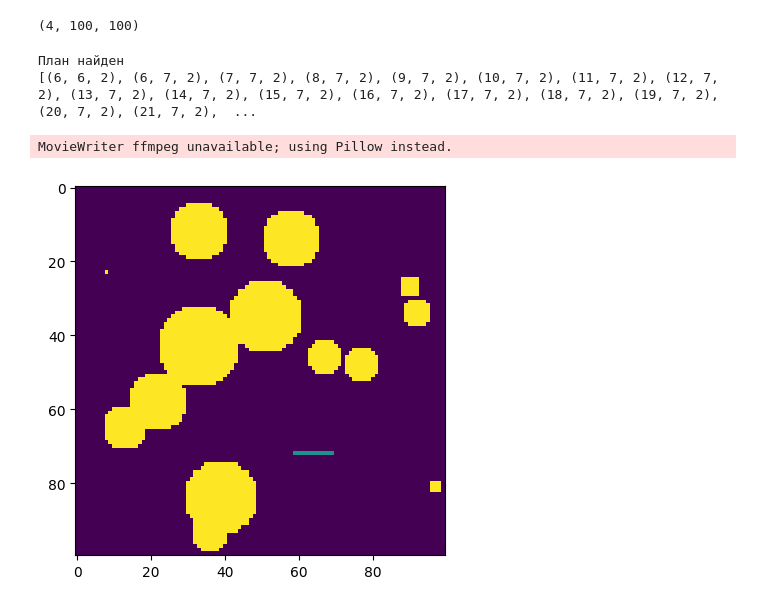
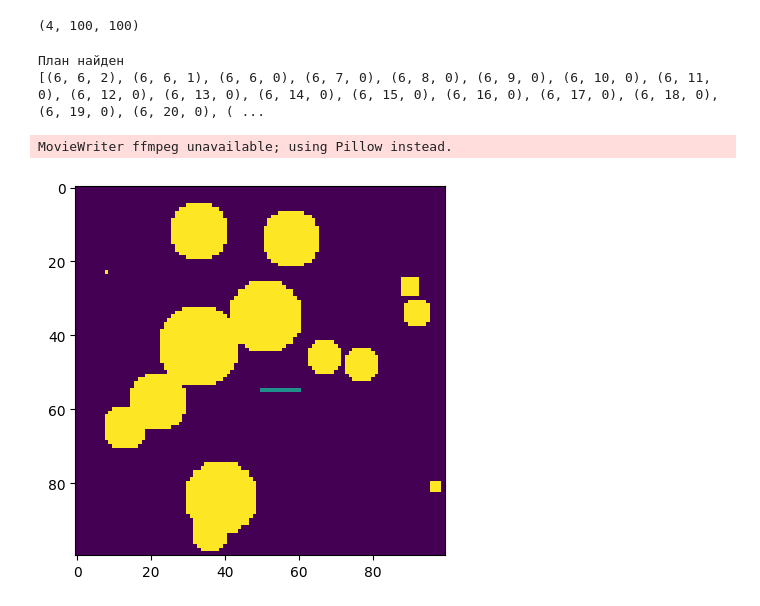
Before and after one commit to HerMak56/planning_2024, a Jupyter notebook: ps1/ps1.ipynb, the cells around one changed output. Drawn from its saved outputs; the diff is of its cells as text; code cells hidden in the pictures.

```diff
--- a/ps1/ps1.ipynb
+++ b/ps1/ps1.ipynb
@@ -123,13 +123,10 @@ def a_star(init_pose: np.ndarray, final_pose: np.ndarray, env_map: np.ndarray):
     num_layers = env_map.shape[0]
 
     def heuristic(x1, x2):
-        return abs(x1[0] - x2[0]) + abs(x1[1] - x2[1])
+        # return abs(x1[0]-x2[0])+abs(x1[1]-x2[1])
+        return 0
 
     def state_evolution(x_current, cost_current):
-        """
-        x_current: [x, y, theta]
-        cost_current: cost
-        """
         xy_cost = 1
         rot_cost = 1
         transitions = np.array([
@@ -145,11 +142,28 @@ def a_star(init_pose: np.ndarray, final_pose: np.ndarray, env_map: np.ndarray):
         for transition in transitions:
             prob_x = x_current + transition[:3]
             cost_future = cost_current + transition[3]
+            prob_x[2] %= num_layers  # normalizing angle
 
-            if 0 <= prob_x[0] < env_map.shape[1] and 0 <= prob_x[1] < env_map.shape[2]:
-                prob_x[2] %= num_layers
-                if env_map[int(prob_x[2]), int(prob_x[0]), int(prob_x[1])] == 0:
-                    future_states.append((prob_x, cost_future))
+            x = prob_x[0]
+            y = prob_x[1]
+            theta = int(prob_x[2])
+
+            # Calculating boundings of map
+            dim_y = int((rod.shape[0] - 1) / 2)
+            dim_x = int((rod.shape[1] - 1) / 2)
+
+            y_min = y - dim_y
+            y_max = y + dim_y + 1
+            x_min = x - dim_x
+            x_max = x + dim_x + 1
+
+            # make sure that the current pose are in the bounding of map
+            if y_min < 0 or x_min < 0 or y_max > env_map.shape[1] or x_max > env_map.shape[2]:
+                continue  # пропускаем это состояние
+
+            # Check collision in the c_space
+            if env_map[int(prob_x[2]), int(x), int(y)] == 0:
+                future_states.append((prob_x, cost_future))
         return future_states
 
     q = PriorityQueue()
@@ -174,39 +188,39 @@ def a_star(init_pose: np.ndarray, final_pose: np.ndarray, env_map: np.ndarray):
             print("План найден")
 
             standardized_plan = [tuple(map(int, state)) for state in plan[::-1]]
-            return standardized_plan  # Возвращаем путь
+            return standardized_plan
 
         for prob_x, cost_future in state_evolution(np.array(x_current), g_score[x_current]):
             prob_x_tuple = tuple(prob_x)
 
             if prob_x_tuple in already_visited:
                 continue
 
             tentative_g_score = g_score[x_current] + cost_future
 
             if prob_x_tuple not in g_score or tentative_g_score < g_score[prob_x_tuple]:
                 came_from[prob_x_tuple] = x_current
                 g_score[prob_x_tuple] = tentative_g_score
                 f_score[prob_x_tuple] = tentative_g_score + heuristic(prob_x, final_pose)
 
                 already_visited.add(prob_x_tuple)
                 q.put((f_score[prob_x_tuple], prob_x_tuple))
 
     print("Путь не найден")
     return None
 
 
 init_pose = np.array([6, 6, 2])
 final_pose = np.array([72, 64, 0])
 
 path = a_star(init_pose, final_pose, c_space)
 
 print(path)
 len(path)
 plotting_results(environment=env, rod=rod, plan=path, save_path='rod_solve.gif')
 path = np.array(path)
 # %% [output]
 План найден
-[(6, 6, 2), (6, 7, 2), (7, 7, 2), (8, 7, 2), (9, 7, 2), (10, 7, 2), (11, 7, 2), (12, 7, 2), (13, 7, 2), (14, 7, 2), (15, 7, 2), (16, 7, 2), (17, 7, 2), (18, 7, 2), (19, 7, 2), (20, 7, 2), (21, 7, 2),  ...
+[(6, 6, 2), (6, 6, 1), (6, 6, 0), (6, 7, 0), (6, 8, 0), (6, 9, 0), (6, 10, 0), (6, 11, 0), (6, 12, 0), (6, 13, 0), (6, 14, 0), (6, 15, 0), (6, 16, 0), (6, 17, 0), (6, 18, 0), (6, 19, 0), (6, 20, 0), ( ...
 MovieWriter ffmpeg unavailable; using Pillow instead.
-[figure, old version]
+[figure, new version]
```
Also changed, not shown: 2 other files.
